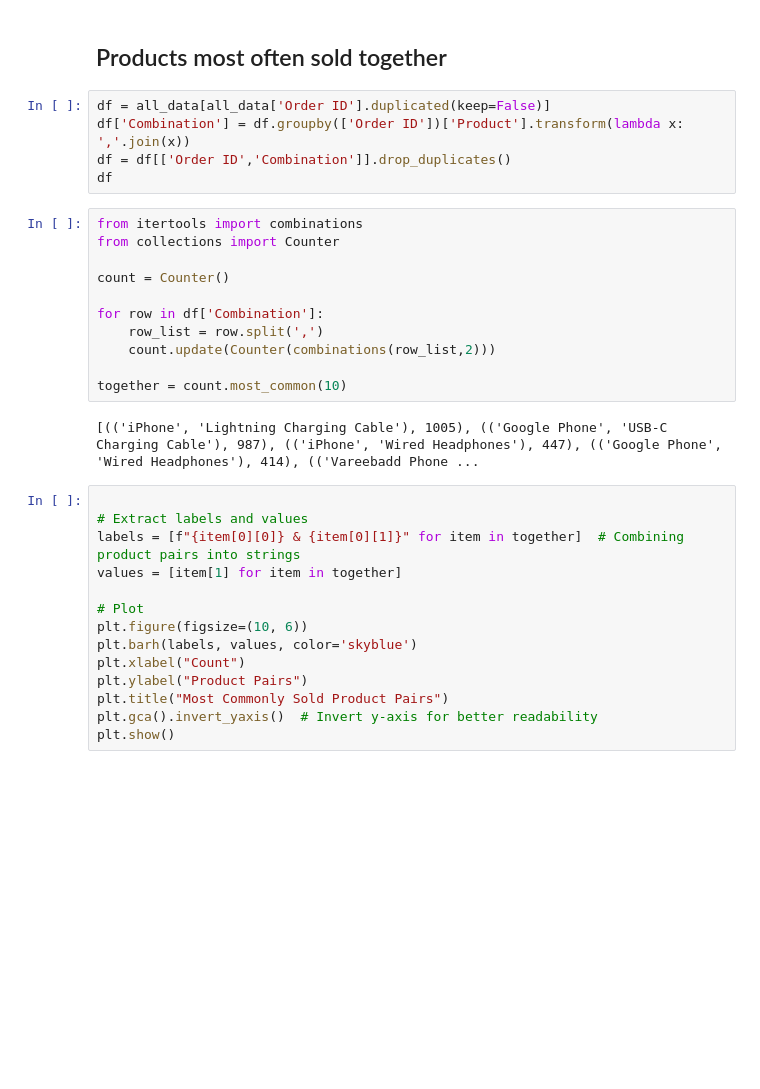
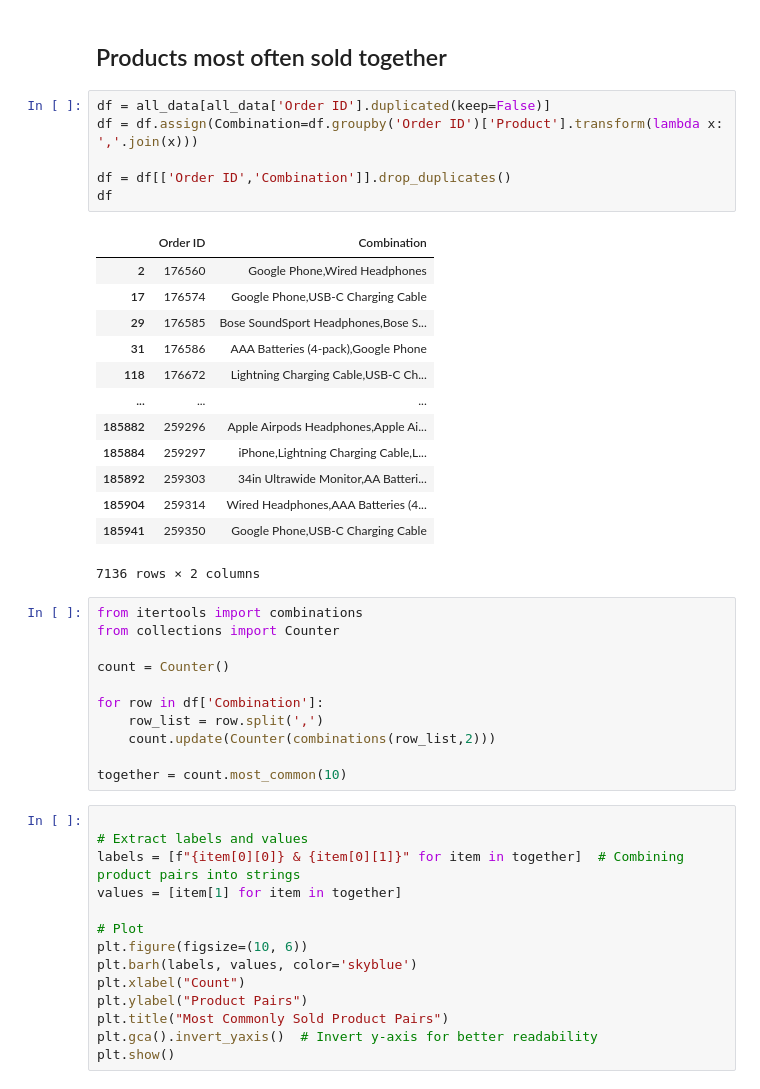
Before and after one commit to Utkarsh21116/Sales-Data-Analysis-12-Month-Dataset-, a Jupyter notebook: main.ipynb, the cells around one changed output. Drawn from its saved outputs; the diff is of its cells as text; blank space fills up the shorter version.

```diff
--- a/main.ipynb
+++ b/main.ipynb
@@ -194,9 +196,24 @@ plt.show()
 ## Products most often sold together
 # %%
 df = all_data[all_data['Order ID'].duplicated(keep=False)]
-df['Combination'] = df.groupby(['Order ID'])['Product'].transform(lambda x: ','.join(x))
+df = df.assign(Combination=df.groupby('Order ID')['Product'].transform(lambda x: ','.join(x)))
+
 df = df[['Order ID','Combination']].drop_duplicates()
 df
+# %% [output]
+|  | Order ID | Combination |
+| 2 | 176560 | Google Phone,Wired Headphones |
+| 17 | 176574 | Google Phone,USB-C Charging Cable |
+| 29 | 176585 | Bose SoundSport Headphones,Bose S... |
+| 31 | 176586 | AAA Batteries (4-pack),Google Phone |
+| 118 | 176672 | Lightning Charging Cable,USB-C Ch... |
+| ... | ... | ... |
+| 185882 | 259296 | Apple Airpods Headphones,Apple Ai... |
+| 185884 | 259297 | iPhone,Lightning Charging Cable,L... |
+| 185892 | 259303 | 34in Ultrawide Monitor,AA Batteri... |
+| 185904 | 259314 | Wired Headphones,AAA Batteries (4... |
+| 185941 | 259350 | Google Phone,USB-C Charging Cable |
+7136 rows × 2 columns
 # %%
 from itertools import combinations
 from collections import Counter
@@ -208,8 +225,6 @@ for row in df['Combination']:
     count.update(Counter(combinations(row_list,2)))
 
 together = count.most_common(10)
-# %% [output]
-[(('iPhone', 'Lightning Charging Cable'), 1005), (('Google Phone', 'USB-C Charging Cable'), 987), (('iPhone', 'Wired Headphones'), 447), (('Google Phone', 'Wired Headphones'), 414), (('Vareebadd Phone ...
 # %%
 
 # Extract labels and values
```
Also changed, not shown: parts of 1 cell of this notebook.
